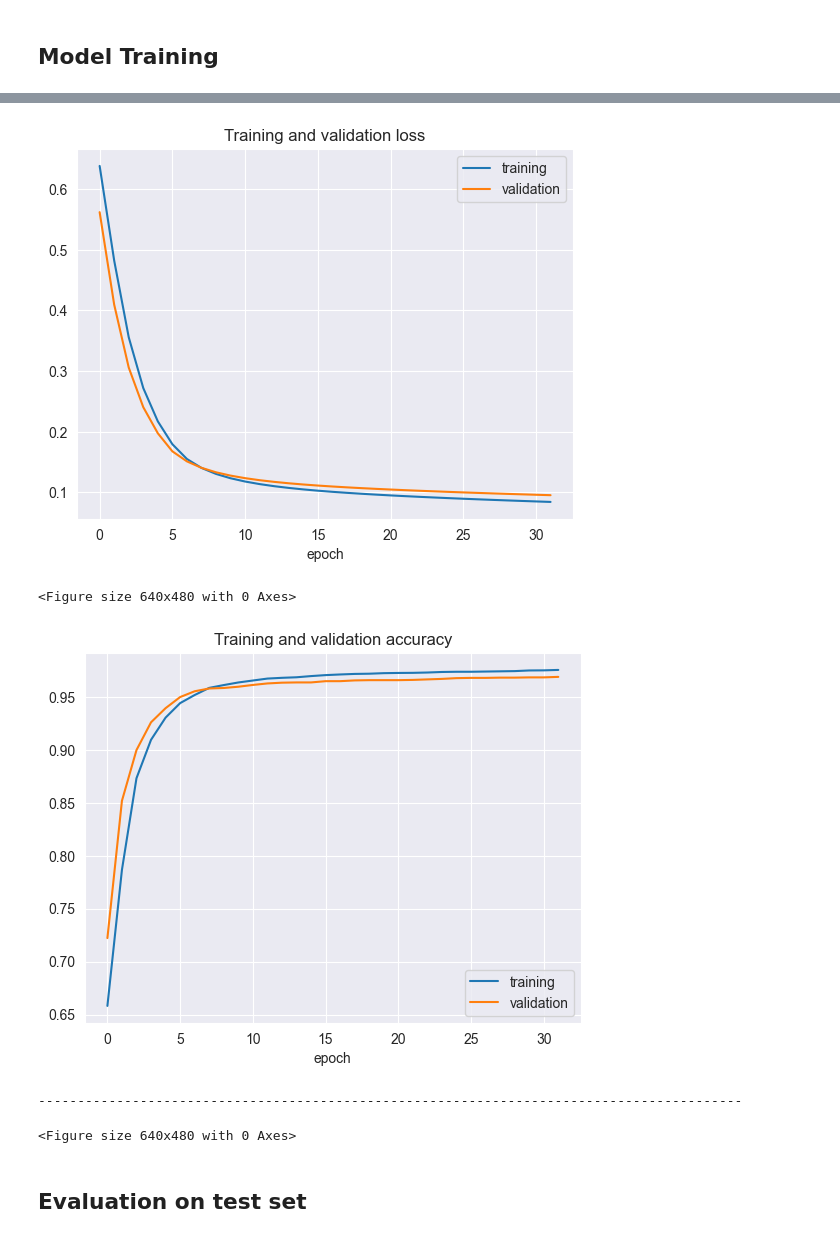
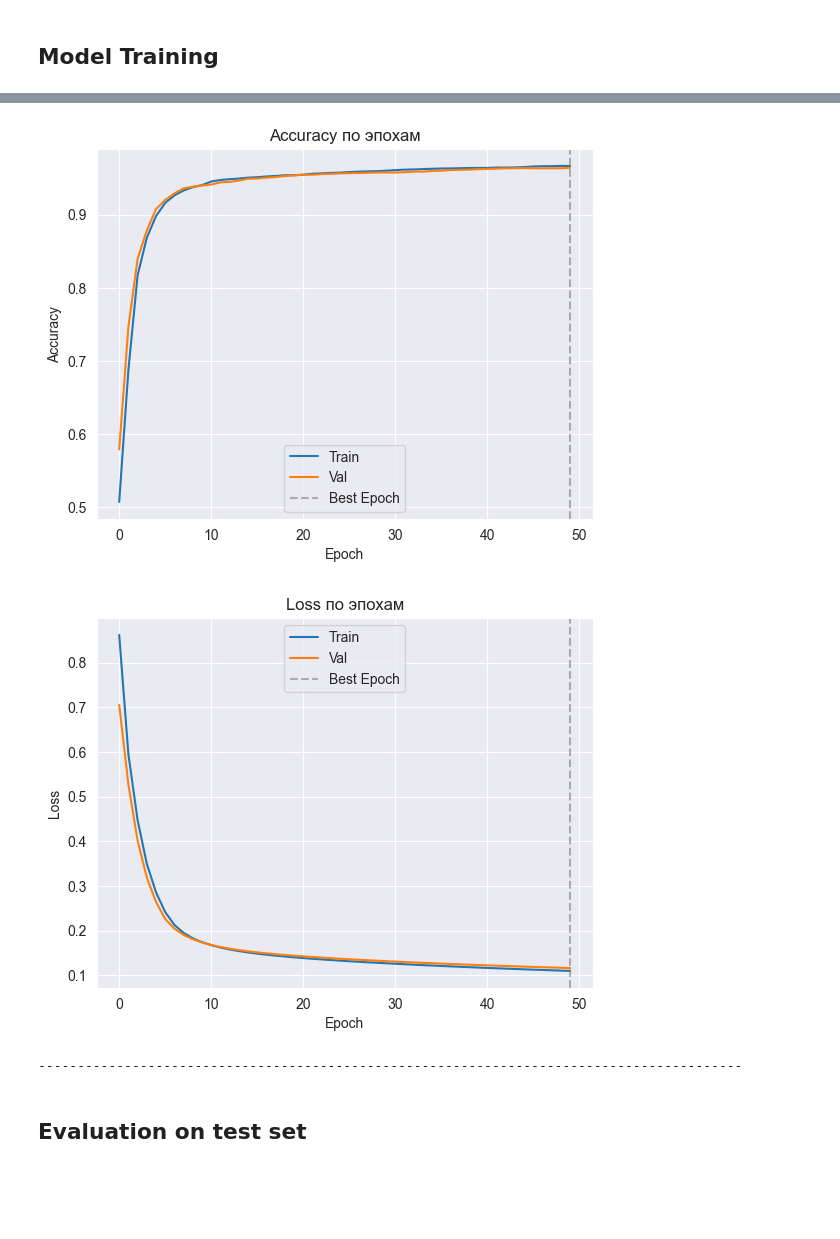
Before and after one commit to Veldergard/Violence-Detection, a Jupyter notebook: mobilenetv3_big_model.ipynb, the cells around one changed output, grey strips where cells are left out. Drawn from its saved outputs; the diff is of its cells as text; code cells hidden in the pictures; blank space fills up the shorter version.

```diff
--- a/mobilenetv3_big_model.ipynb
+++ b/mobilenetv3_big_model.ipynb
@@ -377,0 +343,2 @@ def model_summary(model, history):
+# %%
+history = train_model(model)
@@ -378,4 +363,45 @@ def model_summary(model, history):
+# %%
+%matplotlib inline
+
+def print_graph(history, metric, best_epoch, save=True):
+    plt.figure()
+
+    plt.plot(history.history[metric], label='Train')
+    plt.plot(history.history[f'val_{metric}'], label='Val')
+
+    if best_epoch is not None:
+        plt.axvline(best_epoch, linestyle='--', color='gray', alpha=0.6, label='Best Epoch')
+
+    plt.title(f'{metric.capitalize()} по эпохам')
+    plt.xlabel('Epoch')
+    plt.ylabel(metric.capitalize())
+    plt.legend()
+    plt.grid(True)
+
+    if save:
+        plot = '{}.png'.format(metric)
+        plt.savefig(plot)
+    plt.show()
+
+
+def model_summary(_model, _history, _x_test, _y_test):
+    print('---' * 30)
+    test_loss, test_accuracy = _model.evaluate(_x_test, _y_test, verbose=0)
+    print(f"Test Accuracy: {test_accuracy:.4f} | Test Loss: {test_loss:.4f}")
+
+    # Определим лучшую эпоху по минимальному val_loss
+    if _history:
+        val_losses = _history.history['val_loss']
+        best_epoch = int(np.argmin(val_losses))
+
+        print(f'Лучшая эпоха: {best_epoch}')
+        print(f"Train Acc: {_history.history['accuracy'][best_epoch]:.4f} | "
+              f"Train Loss: {_history.history['loss'][best_epoch]:.4f}")
+
+        print_graph(_history, 'accuracy', best_epoch)
+        print_graph(_history, 'loss', best_epoch)
+        print('---' * 30)
 # %%
-model_summary(model, history)
+model_summary(model, history, X_test_nn, y_test)
 # %% [output]
 ------------------------------------------------------------------------------------------
@@ -385,7 +411,5 @@ Accuracy on test: 0.9737720489501953    Loss on test: 0.08533906191587448
-[figure, old version]
+[figure, new version]
+[figure, new version]
-<Figure size 640x480 with 0 Axes>
+------------------------------------------------------------------------------------------
-[figure, old version]
-------------------------------------------------------------------------------------------
-<Figure size 640x480 with 0 Axes>
 # %% [markdown]
 ## **Evaluation on test set**
```
Also changed, not shown: parts of 27 cells of this notebook, 5 other files.
